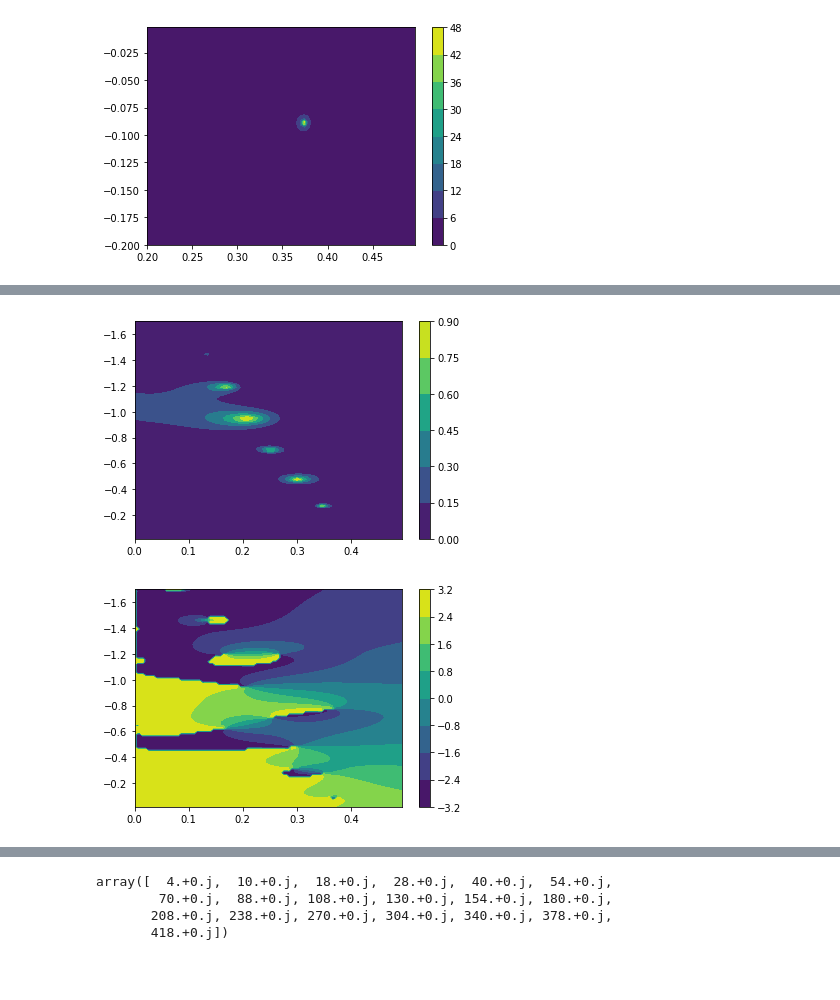
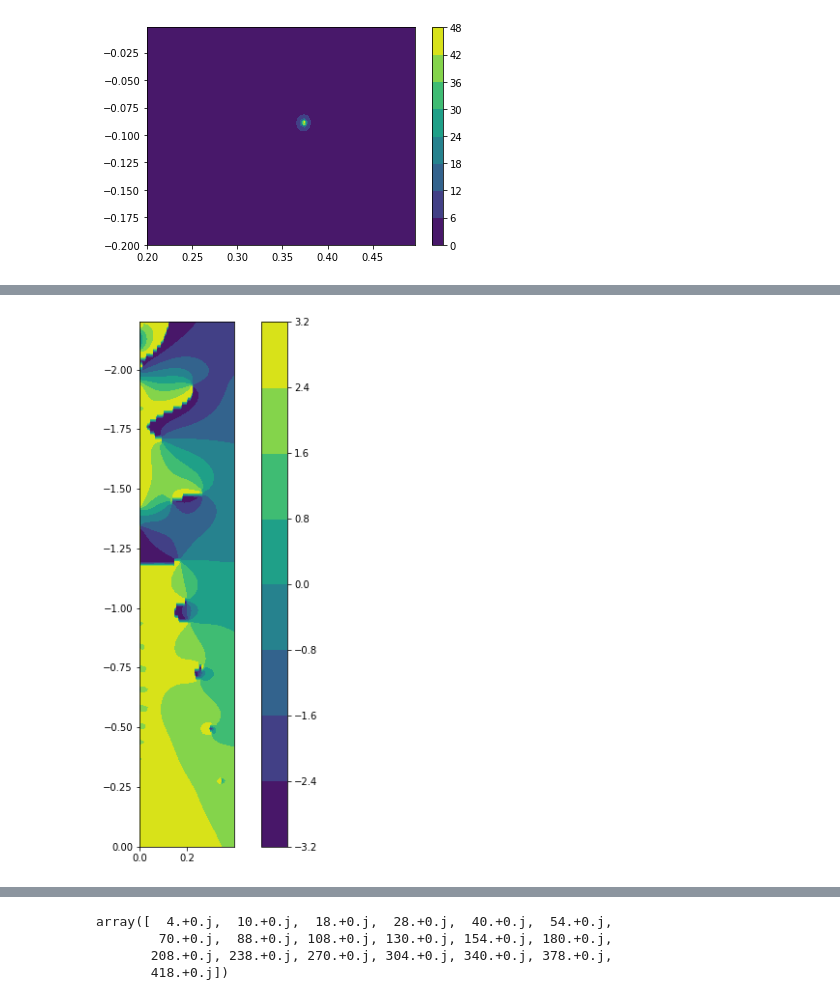
Before and after one commit to duetosymmetry/qnm, a Jupyter notebook: Experiment.ipynb, the cells around one changed output, grey strips where cells are left out. Saved outputs shown, nothing was run; the diff lists cells and outputs as text; code cells hidden in the pictures; blank space fills up the shorter version.

```diff
--- a/Experiment.ipynb
+++ b/Experiment.ipynb
@@ -33,7 +33,7 @@ angular.sep_const_closest(4., -2, 0.1, 2, 20)
 # %%
-Npts=100
-orrange=[0., .5]
-oirange=[-1.7,0.]
+Npts=120
+orrange=[0., .4]
+oirange=[-2.3,-0.75]
 omegar=np.arange(orrange[0], orrange[1], (orrange[1]-orrange[0])/Npts)
 omegai=np.arange(oirange[0], oirange[1], (oirange[1]-oirange[0])/Npts)
 Or, Oi = np.meshgrid(omegar, omegai)
@@ -44,7 +44,7 @@ s = -2
 m = 2
 l = 2
 
-n_inv = 3
+n_inv = 6
 Nr = 300
 r_N = 0.
 l_max = 20
@@ -59,17 +69,12 @@ Leavers = leavf(Os)
 # %%
-CS = plt.contourf(Or, Oi, np.exp(-np.abs(Leavers)))
+plt.figure(figsize=(10,10))
+CS = plt.contourf(Or, Oi, np.angle(Leavers))
 plt.gca().invert_yaxis()
+plt.gca().set_aspect('equal')
 plt.colorbar(CS)
 plt.show()
 # %% [output]
-[figure, old version]
+[figure, new version]
-# %%
-CS = plt.contourf(Or, Oi, np.angle(Leavers))
-plt.gca().invert_yaxis()
-plt.colorbar(CS)
-plt.show()
-# %% [output]
-[figure, removed]
 # %%
 from scipy import optimize
 # %%
```
Also changed, not shown: parts of 21 cells of this notebook, 1 other file.
